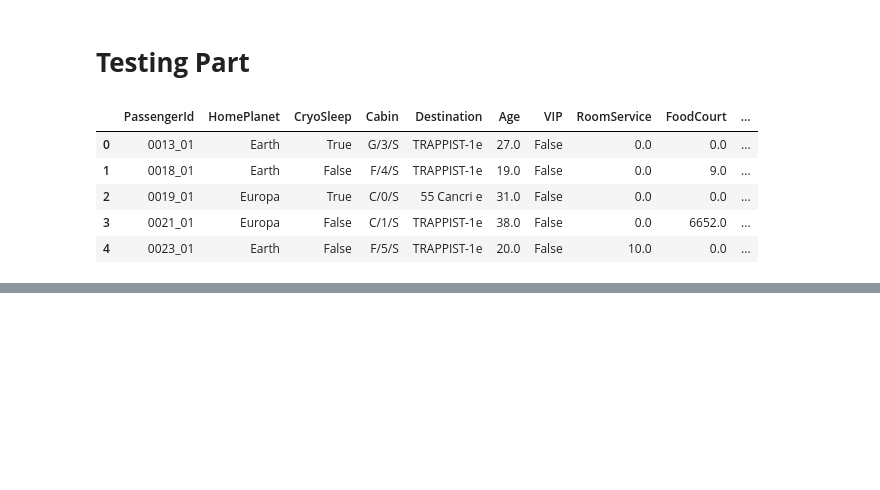
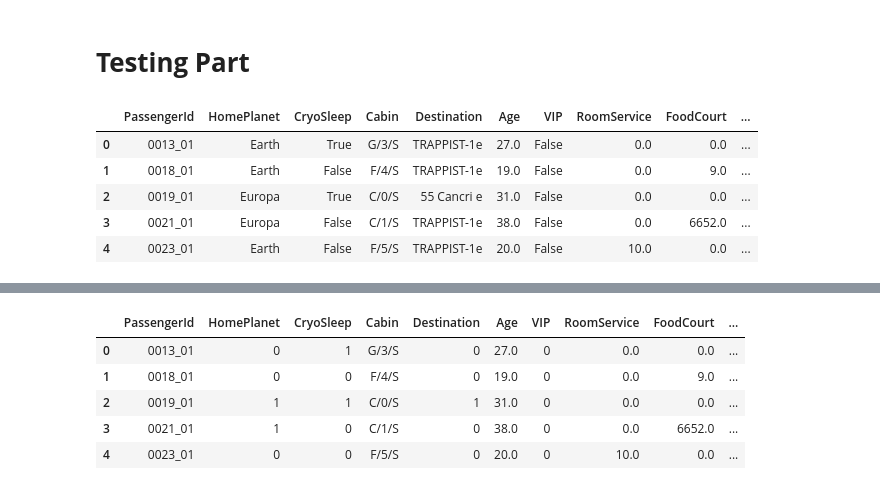
Before and after one commit to ayush8587/Kaggle_Competition, a Jupyter notebook: spaceship-titanic.ipynb, the cells around one changed output, grey strips where cells are left out. Saved outputs shown, nothing was run; the diff lists cells and outputs as text; code cells hidden in the pictures; blank space fills up the shorter version.

```diff
--- a/spaceship-titanic.ipynb
+++ b/spaceship-titanic.ipynb
@@ -236,3 +235,11 @@ test.head()
+# %%
+test.replace({'VIP':{False:0,True:1}},inplace=True)
+# %%
+test.replace({'Destination':{'TRAPPIST-1e':0,'55 Cancri e':1,'PSO J318.5-22':1}},inplace=True)
+# %%
+test.replace({'side':{'S':0,'P':1}},inplace=True)
+# %%
+test.replace({'CryoSleep':{False:0,True:1}},inplace=True)
 # %%
 test.isnull().sum()
 # %% [output]
@@ -259 +263,10 @@ df_test[['deck', 'num', 'side']]=df_test.Cabin.str.split('/',expand=True)
+# %%
+test.head()
+# %% [output]
+|  | PassengerId | HomePlanet | CryoSleep | Cabin | Destination | Age | VIP | RoomService | FoodCourt | ... |
+| 0 | 0013_01 | 0 | 1 | G/3/S | 0 | 27.0 | 0 | 0.0 | 0.0 | ... |
+| 1 | 0018_01 | 0 | 0 | F/4/S | 0 | 19.0 | 0 | 0.0 | 9.0 | ... |
+| 2 | 0019_01 | 1 | 1 | C/0/S | 1 | 31.0 | 0 | 0.0 | 0.0 | ... |
+| 3 | 0021_01 | 1 | 0 | C/1/S | 0 | 38.0 | 0 | 0.0 | 6652.0 | ... |
+| 4 | 0023_01 | 0 | 0 | F/5/S | 0 | 20.0 | 0 | 10.0 | 0.0 | ... |
 # %%
```
Also changed, not shown: parts of 56 cells of this notebook.
